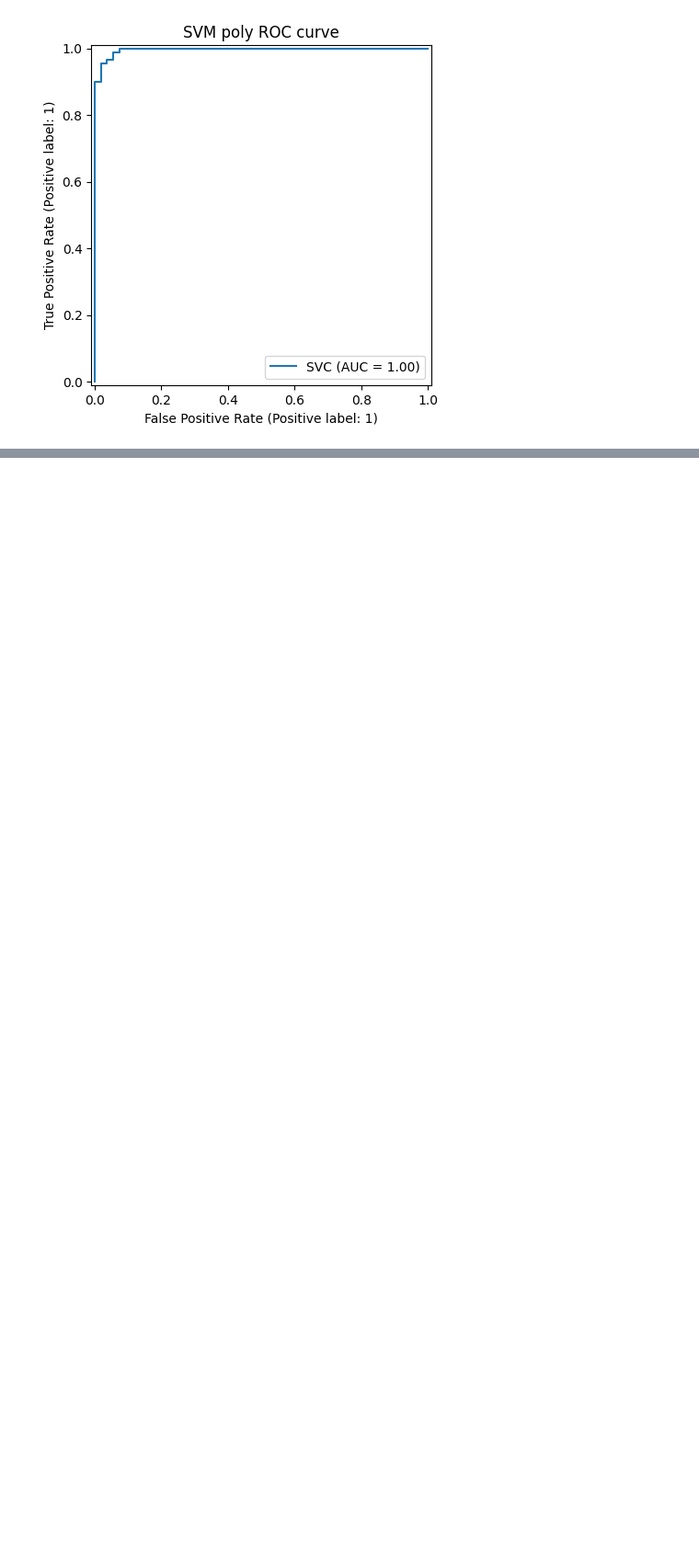
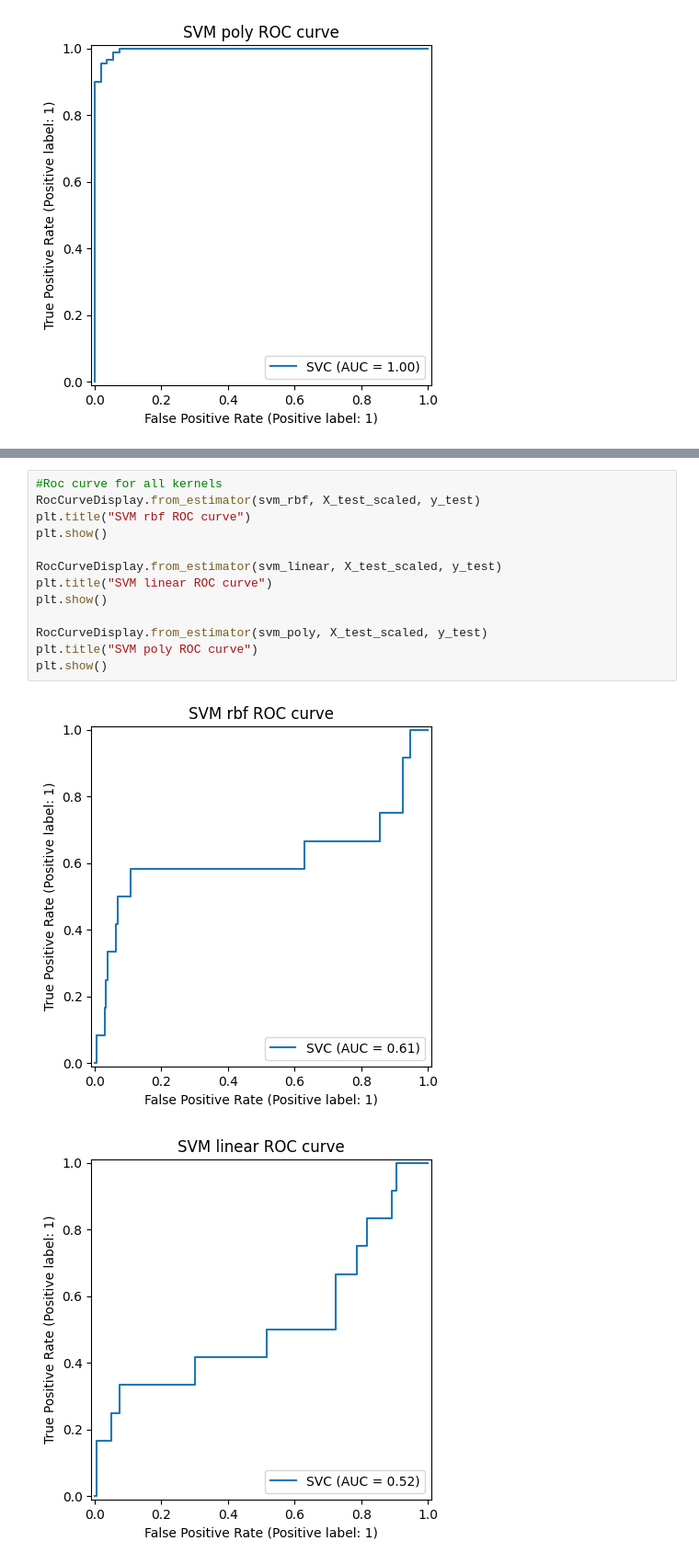
Before and after one commit to Jbaner/OMDSModC_Capstone_Project, a Jupyter notebook: OMDS_ModC_Week5_Banerjee_Jayeeta.ipynb, the cells around one changed output, grey strips where cells are left out. Shown at 92% size. Drawn from its saved outputs; the diff is of its cells as text; blank space fills up the shorter version.

```diff
--- a/OMDS_ModC_Week5_Banerjee_Jayeeta.ipynb
+++ b/OMDS_ModC_Week5_Banerjee_Jayeeta.ipynb
@@ -194,0 +429,16 @@ plt.show()
+# %%
+#Roc curve for all kernels
+RocCurveDisplay.from_estimator(svm_rbf, X_test_scaled, y_test)
+plt.title("SVM rbf ROC curve")
+plt.show()
+
+RocCurveDisplay.from_estimator(svm_linear, X_test_scaled, y_test)
+plt.title("SVM linear ROC curve")
+plt.show()
+
+RocCurveDisplay.from_estimator(svm_poly, X_test_scaled, y_test)
+plt.title("SVM poly ROC curve")
+plt.show()
+# %% [output]
+[figure, added]
+[figure, added]
```
Also changed, not shown: parts of 12 cells of this notebook.
